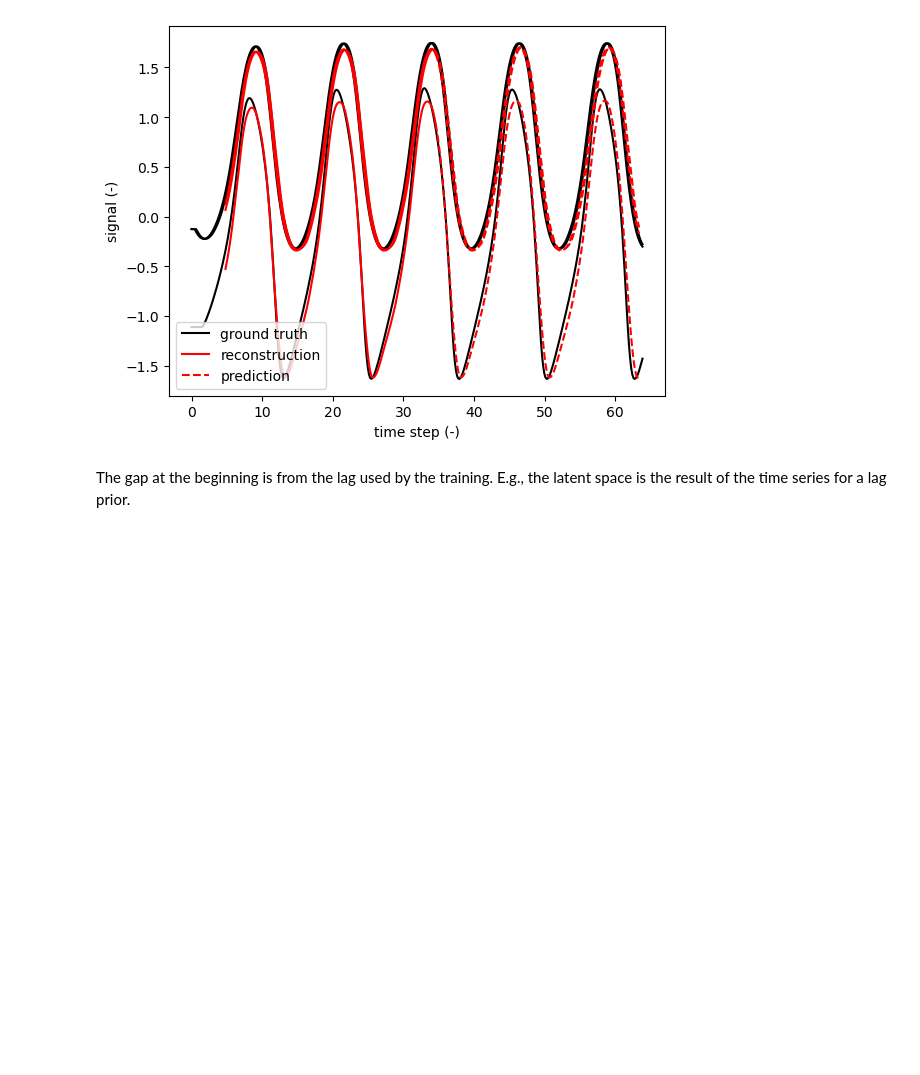
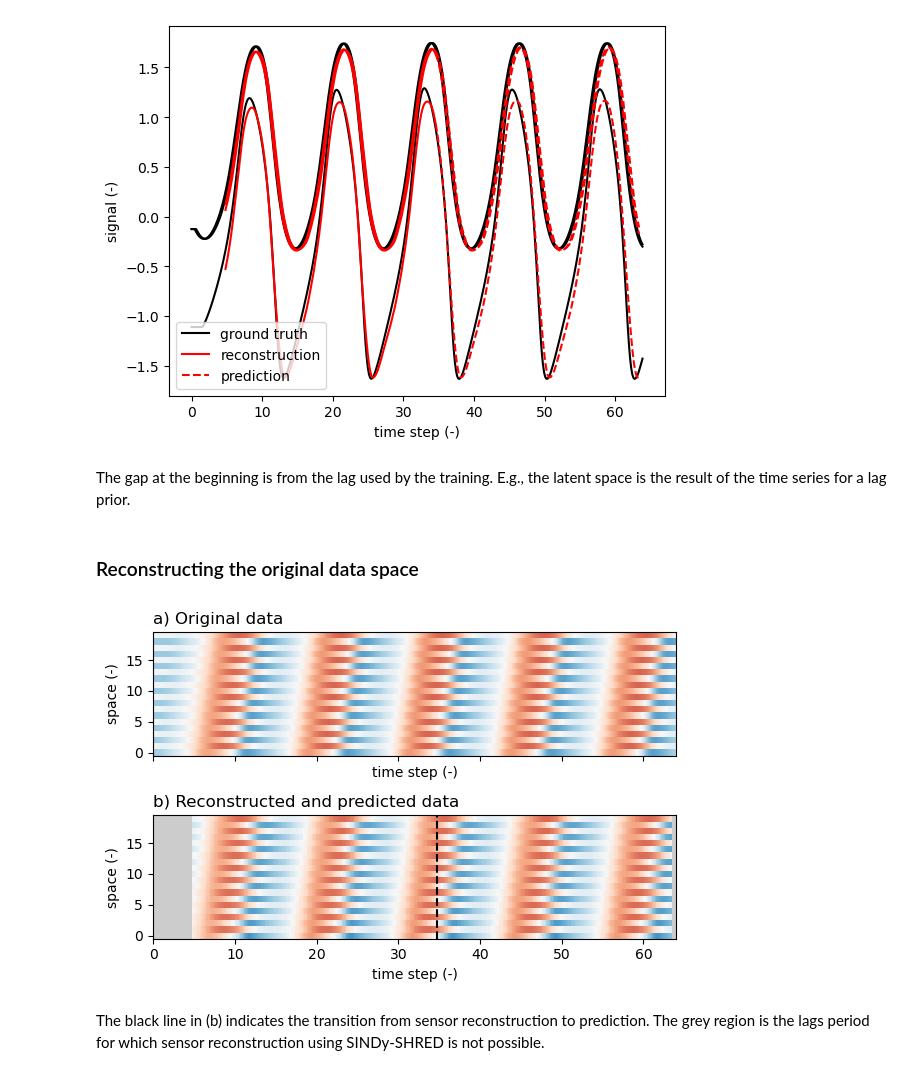
Before and after one commit to gaoliyao/sindy-shred, a Jupyter notebook: sindy-shred_functionalized.toy-data.refactored.ipynb, the cells around one changed output. Drawn from its saved outputs; the diff is of its cells as text; code cells hidden in the pictures; blank space fills up the shorter version.

Commit message:
Added a recon of the original high-dim data

```diff
--- a/sindy-shred_functionalized.toy-data.refactored.ipynb
+++ b/sindy-shred_functionalized.toy-data.refactored.ipynb
@@ -155,6 +155,7 @@ def rhs_FNM(t, x, tau, a, b, Iext):
     dx = np.array([vdot, wdot])
 
     return dx
+
 
 T = 64
 
@@ -181,13 +182,12 @@ uv_spatial = np.zeros((len(t_solution), 2 * num_space_dims))
 for i in range(num_space_dims):
     delay_steps = int(delays[i] / dt)
     if delay_steps == 0:
-        uv_spatial[:, 2*i:2*i+2] = solution_fn.y.T
+        uv_spatial[:, 2 * i : 2 * i + 2] = solution_fn.y.T
     else:
         # Pad with initial condition and shift
-        uv_spatial[:, 2*i:2*i+2] = np.vstack([
-            np.tile(x0, (delay_steps, 1)),
-            solution_fn.y.T[:-delay_steps, :]
-        ])
+        uv_spatial[:, 2 * i : 2 * i + 2] = np.vstack(
+            [np.tile(x0, (delay_steps, 1)), solution_fn.y.T[:-delay_steps, :]]
+        )
 
 # Subsample after solving the pdes
 substep = 50
@@ -298,7 +287,10 @@ The lags length should be picked to capture the dominant time dynamics of the sy
 ## Fit SINDy-SHRED
 # %%
 shred = sindy_shred.SINDyShred(
-    latent_dim=latent_dim, poly_order=poly_order, verbose=True, num_epochs=600,
+    latent_dim=latent_dim,
+    poly_order=poly_order,
+    verbose=True,
+    num_epochs=600,
 )
 shred.fit(
     num_sensors, dt, load_X, lags, train_length, validate_length, sensor_locations
@@ -467,3 +452,42 @@ Text(0.5, 0, 'time step (-)')
 [figure]
 # %% [markdown]
 The gap at the beginning is from the lag used by the training. E.g., the latent space is the result of the time series for a lag prior.
+# %% [markdown]
+### Reconstructing the original data space
+# %%
+fig, axes = plt.subplots(2, 1, figsize=(6, 4), sharex=True, sharey=True)
+
+pcolor_kwargs = {
+    "vmin": -3,
+    "vmax": 3,
+    "cmap": "RdBu_r",
+    "rasterized": True,
+}
+
+# Original data
+ax = axes[0]
+ax.pcolormesh(time, space_dim, data_original, **pcolor_kwargs)
+ax.set_title(r"a) Original data", loc="left")
+ax.set_ylabel("space (-)")
+ax.set_xlabel("time step (-)")
+
+ax = axes[1]
+ax.pcolormesh(
+    t_plot[lags : train_length + lags], space_dim, train_recons.T, **pcolor_kwargs
+)
+ax.set_title(r"b) Reconstructed and predicted data", loc="left")
+ax.set_ylabel("space (-)")
+ax.set_xlabel("time step (-)")
+
+ax.axvline(t_plot[train_length + lags], color="k", ls="--")
+ax.set_facecolor('0.8')
+ax.pcolormesh(
+    t_plot[train_length + lags - 1 : -3], space_dim, physical_predict.T, **pcolor_kwargs
+)
+
+fig.tight_layout()
+plt.show()
+# %% [output]
+[figure, added]
+# %% [markdown]
+The black line in (b) indicates the transition from sensor reconstruction to prediction. The grey region is the lags period for which sensor reconstruction using SINDy-SHRED is not possible.
```
Also changed, not shown: parts of 7 cells of this notebook.
